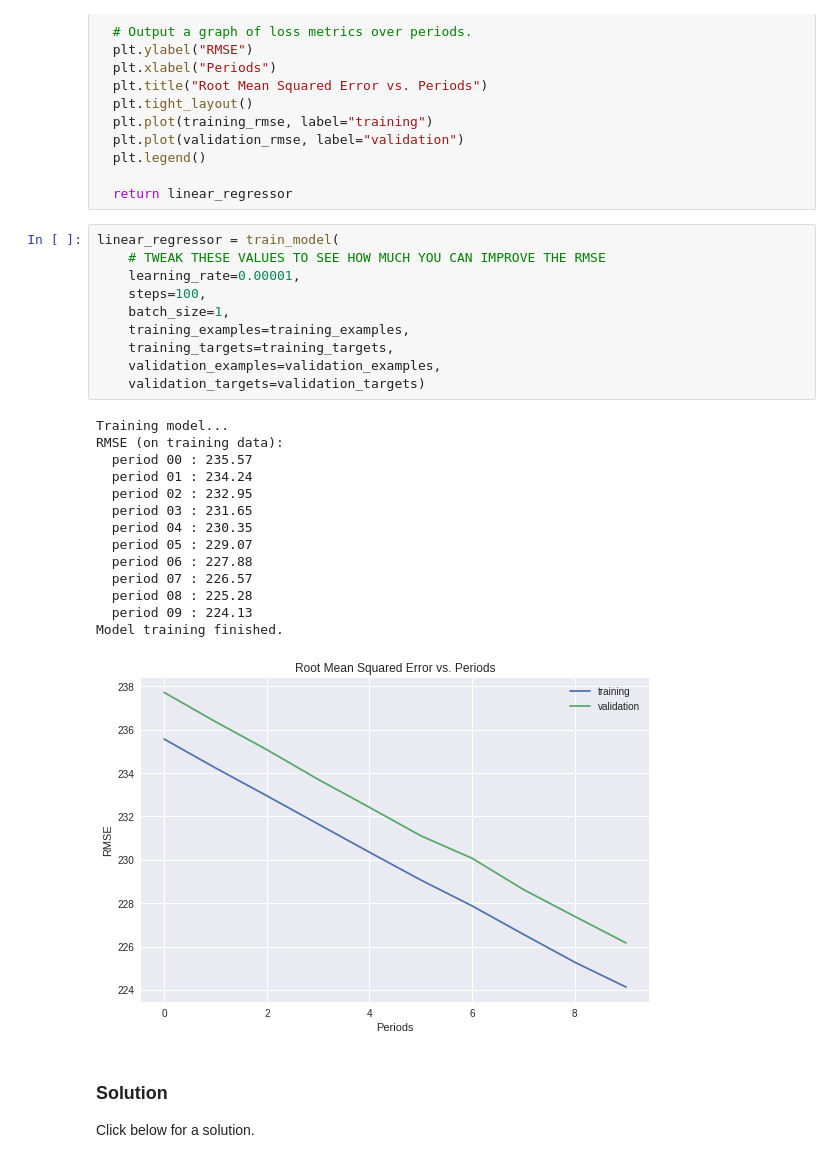
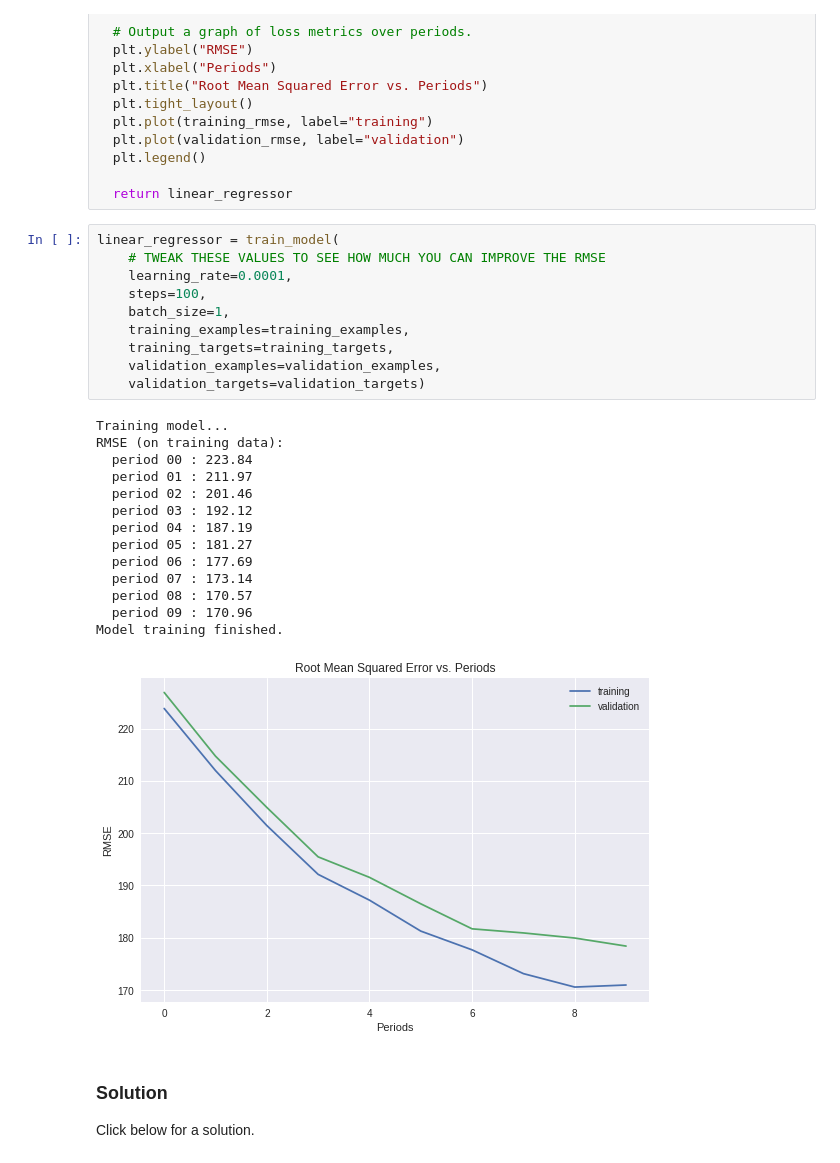
Before and after one commit to steineron/TensowFlowFirstSteps, a Jupyter notebook: validation.ipynb, the cells around one changed output. Saved outputs shown, nothing was run; the diff lists cells and outputs as text.

```diff
--- a/validation.ipynb
+++ b/validation.ipynb
@@ -441,28 +441,28 @@ def train_model(
 # %%
 linear_regressor = train_model(
     # TWEAK THESE VALUES TO SEE HOW MUCH YOU CAN IMPROVE THE RMSE
-    learning_rate=0.00001,
+    learning_rate=0.0001,
     steps=100,
     batch_size=1,
     training_examples=training_examples,
     training_targets=training_targets,
     validation_examples=validation_examples,
     validation_targets=validation_targets)
 # %% [output]
 Training model...
 RMSE (on training data):
-  period 00 : 235.57
-  period 01 : 234.24
-  period 02 : 232.95
-  period 03 : 231.65
-  period 04 : 230.35
-  period 05 : 229.07
-  period 06 : 227.88
-  period 07 : 226.57
-  period 08 : 225.28
-  period 09 : 224.13
+  period 00 : 223.84
+  period 01 : 211.97
+  period 02 : 201.46
+  period 03 : 192.12
+  period 04 : 187.19
+  period 05 : 181.27
+  period 06 : 177.69
+  period 07 : 173.14
+  period 08 : 170.57
+  period 09 : 170.96
 Model training finished.
-[figure, old version]
+[figure, new version]
 # %% [markdown]
 ### Solution
 
```
Also changed, not shown: parts of 7 cells of this notebook.
